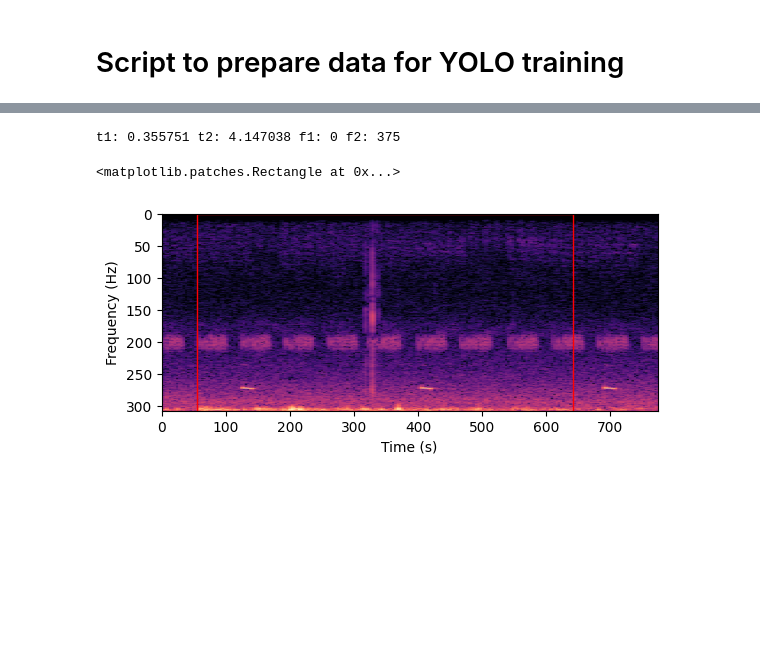
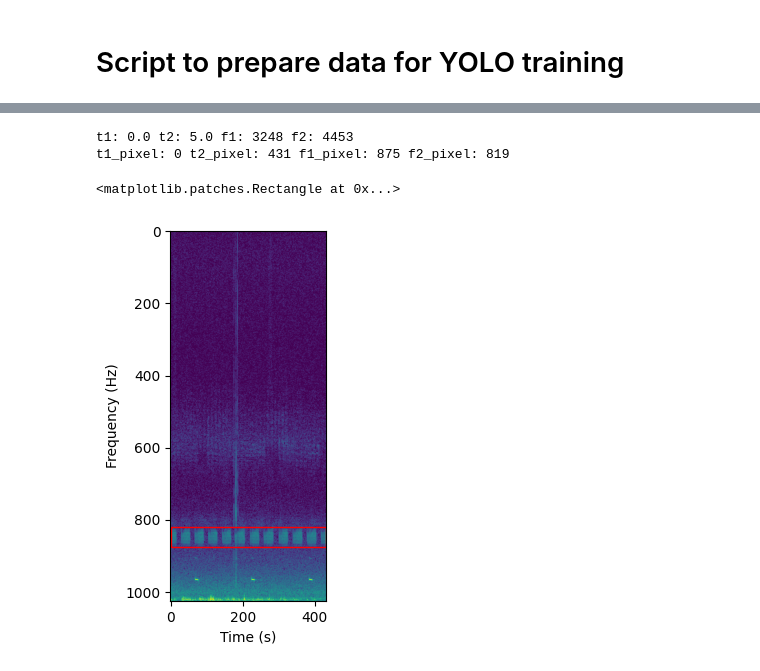
Before and after one commit to LorisGaven/OrthopteraStridulationClassifier, a Jupyter notebook: Notebooks/YOLO/prepare_yolo_data.ipynb, the cells around one changed output, grey strips where cells are left out. Cells and saved outputs as stored; diff of their text form; code cells hidden in the pictures; blank space fills up the shorter version.

```diff
--- a/Notebooks/YOLO/prepare_yolo_data.ipynb
+++ b/Notebooks/YOLO/prepare_yolo_data.ipynb
@@ -60,7 +60,7 @@ def get_data_info(df):
     str_to_add = '_split_' + df['chunk_initial_time'].astype(str) + '_' + df['chunk_final_time'].astype(str)
     new_df['filename'] = code_unique + str_to_add + '.png'
     new_df['sr'] = df['sampling_rate']
-    new_df['duration'] = df['duration'] = df['chunk_final_time'] - df['chunk_initial_time']
+    new_df['duration_chunk'] = df['chunk_final_time'] - df['chunk_initial_time']
 
     # Gestion des valeurs manquantes
     new_df = new_df.dropna()
@@ -89,41 +89,45 @@ info_train
 # %%
 # plot spectrogram and bounding box for the first image
 
+id = 1
+
 # get the first image
-img_path = os.path.join(path_spectro_train, info_train.iloc[0]['filename'])
+img_path = os.path.join(path_spectro_train, info_train.iloc[id]['filename'])
 img = Image.open(img_path)
 draw = ImageDraw.Draw(img)
 
 # Extract bounding box coordinates
-t1 = info_train.iloc[0]['t1']
-f1 = info_train.iloc[0]['f1']
-t2 = info_train.iloc[0]['t2']
-f2 = info_train.iloc[0]['f2']
+t1 = info_train.iloc[id]['t1']
+f1 = info_train.iloc[id]['f1']
+t2 = info_train.iloc[id]['t2']
+f2 = info_train.iloc[id]['f2']
 print('t1:', t1, 't2:', t2, 'f1:', f1, 'f2:', f2)
 
 # convert values to pixels
 img_width, img_height = img.size
-chunk_duration = info_train.iloc[0]['duration']
+chunk_duration = info_train.iloc[id]['duration_chunk']
 
 t1_pixel = int(t1 * img_width/chunk_duration)
 t2_pixel = int(t2 * img_width/chunk_duration)
 
-# for the frequency, the spectrogram is flipped and the frequency is in log scale
-#TODO
-f1_pixel = f1
-f2_pixel = f2
+# for the frequency, the spectrogram is flipped
+f1_pixel = img_height - int(f1 * img_height/(info_train.iloc[id]['sr']/2))
+f2_pixel = img_height - int(f2 * img_height/(info_train.iloc[id]['sr']/2))
+
+print('t1_pixel:', t1_pixel, 't2_pixel:', t2_pixel, 'f1_pixel:', f1_pixel, 'f2_pixel:', f2_pixel)
 
 # Create a Rectangle patch
 rect = plt.Rectangle((t1_pixel, f1_pixel), t2_pixel - t1_pixel, f2_pixel - f1_pixel, linewidth=1, edgecolor='r', facecolor='none')
 
 
 # Set the axis labels
 plt.xlabel('Time (s)')
 plt.ylabel('Frequency (Hz)')
 
 plt.imshow(img)
 plt.gca().add_patch(rect)
 # %% [output]
-t1: 0.355751 t2: 4.147038 f1: 0 f2: 375
+t1: 0.0 t2: 5.0 f1: 3248 f2: 4453
+t1_pixel: 0 t2_pixel: 431 f1_pixel: 875 f2_pixel: 819
 <matplotlib.patches.Rectangle at 0x...>
-[figure, old version]
+[figure, new version]
```
Also changed, not shown: parts of 1 cell of this notebook.
